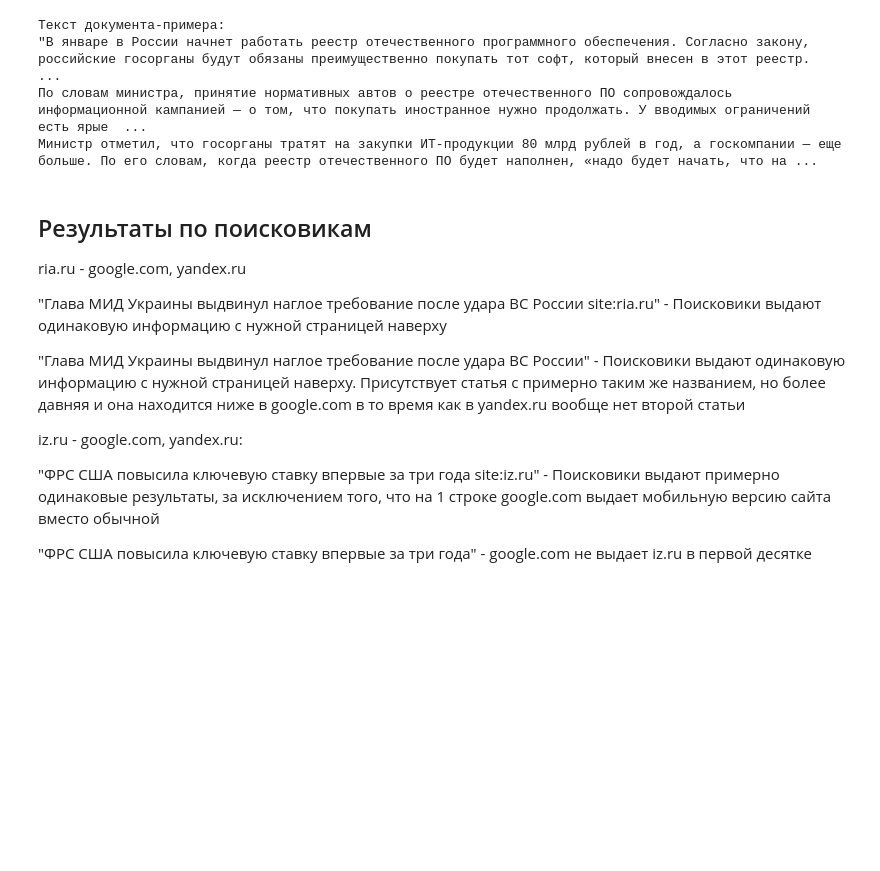
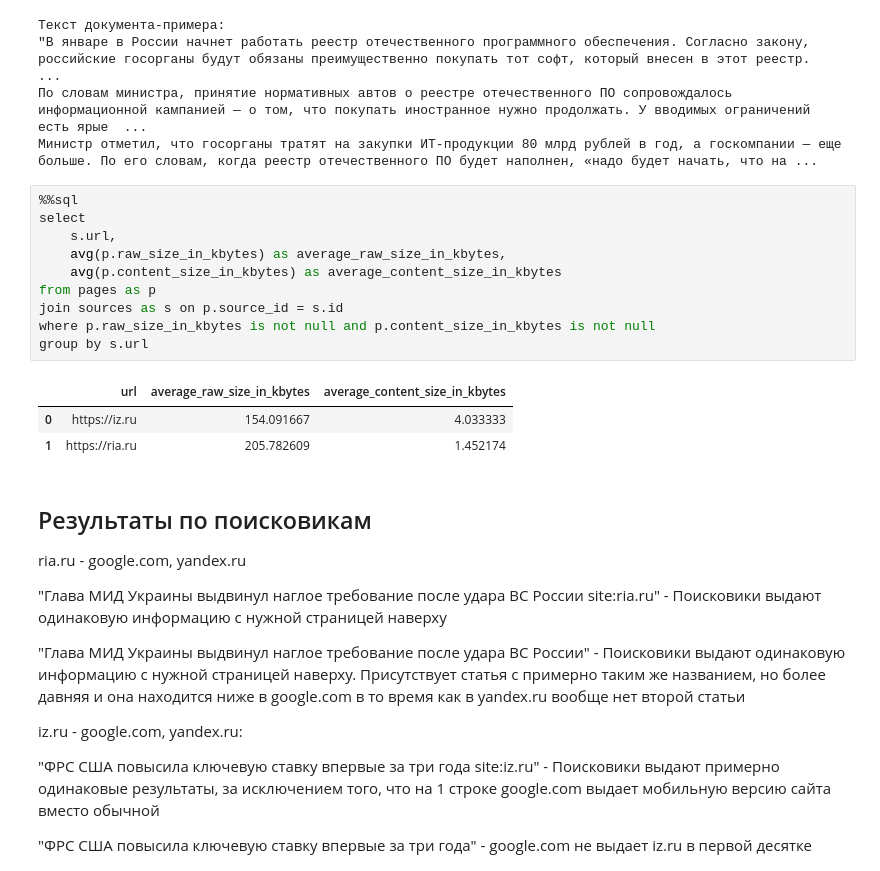
Before and after one commit to Nhsdkk/WebSearch, a Jupyter notebook: 1.ipynb, the cells around one changed output. Drawn from its saved outputs; the diff is of its cells as text; blank space fills up the shorter version.

Commit message:
fix: add page size

```diff
--- a/1.ipynb
+++ b/1.ipynb
@@ -355,6 +355,20 @@ print(f"Текст документа-примера:\n\"{izvestia_source.sample
 "В январе в России начнет работать реестр отечественного программного обеспечения. Согласно закону, российские госорганы будут обязаны преимущественно покупать тот софт, который внесен в этот реестр.  ...
 По словам министра, принятие нормативных автов о реестре отечественного ПО сопровождалось информационной кампанией — о том, что покупать иностранное нужно продолжать. У вводимых ограничений есть ярые  ...
 Министр отметил, что госорганы тратят на закупки ИТ-продукции 80 млрд рублей в год, а госкомпании — еще больше. По его словам, когда реестр отечественного ПО будет наполнен, «надо будет начать, что на ...
+# %%
+%%sql
+select
+    s.url,
+    avg(p.raw_size_in_kbytes) as average_raw_size_in_kbytes,
+    avg(p.content_size_in_kbytes) as average_content_size_in_kbytes
+from pages as p
+join sources as s on p.source_id = s.id
+where p.raw_size_in_kbytes is not null and p.content_size_in_kbytes is not null
+group by s.url
+# %% [output]
+|  | url | average_raw_size_in_kbytes | average_content_size_in_kbytes |
+| 0 | https://iz.ru | 154.091667 | 4.033333 |
+| 1 | https://ria.ru | 205.782609 | 1.452174 |
 # %% [markdown]
 ## Результаты по поисковикам
 
```
Also changed, not shown: 4 other files.
